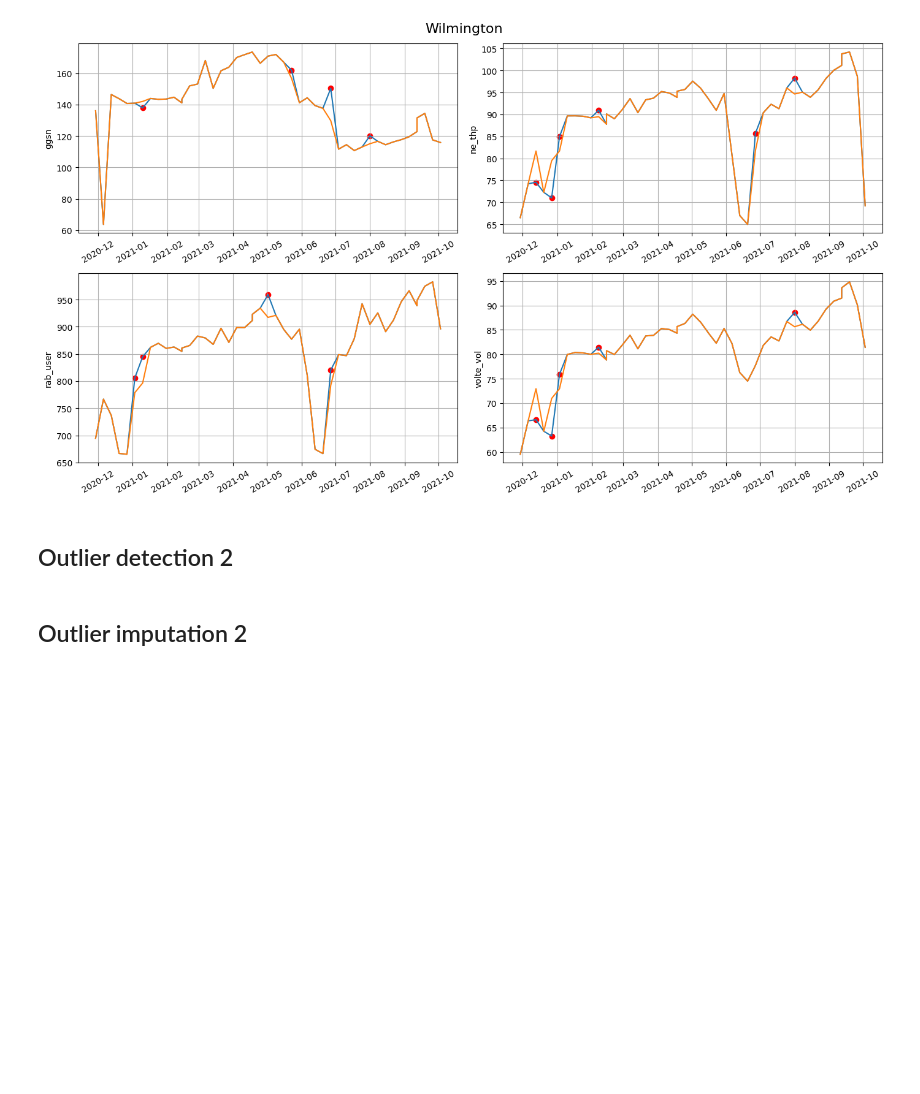
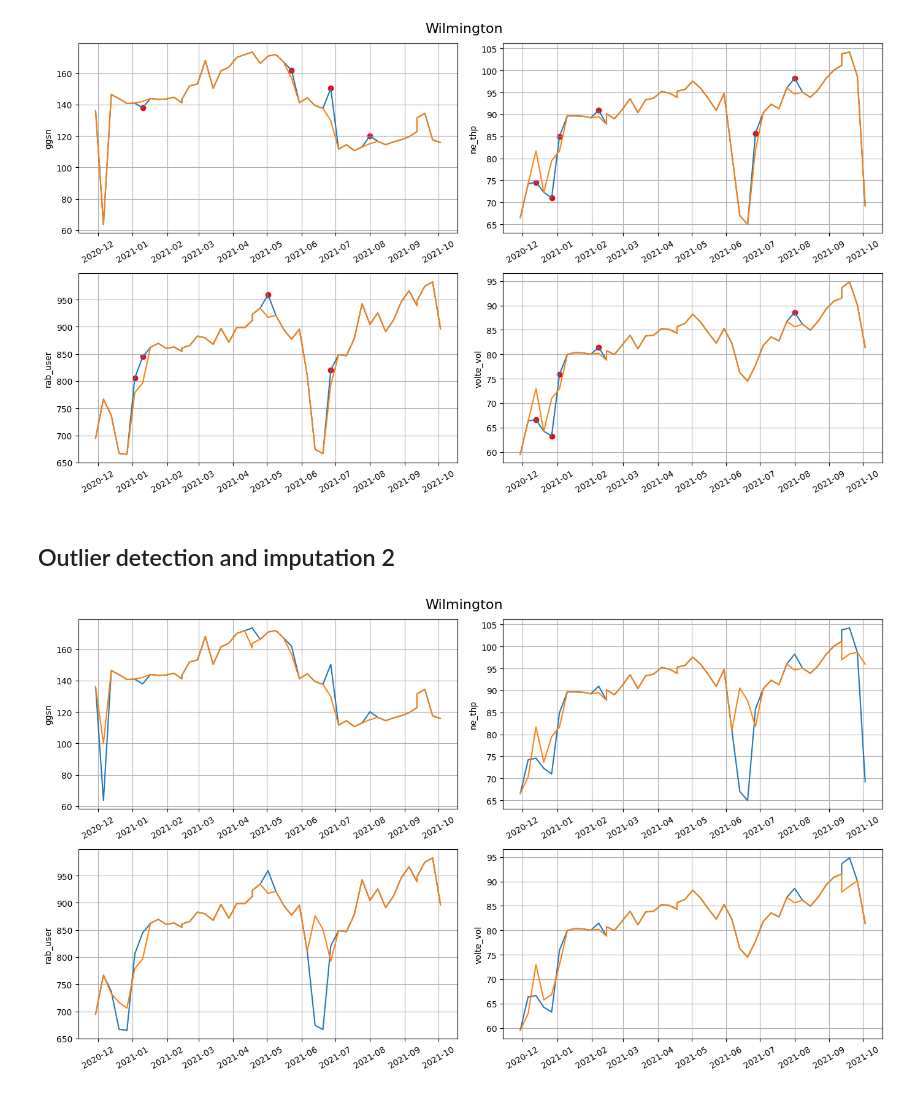
Before and after one commit to iddzzz/ggsn-thp-forecasting, a Jupyter notebook: ggsn-thp-forecasting.ipynb, the cells around one changed output. Saved outputs shown, nothing was run; the diff lists cells and outputs as text; code cells hidden in the pictures; blank space fills up the shorter version.

```diff
--- a/ggsn-thp-forecasting.ipynb
+++ b/ggsn-thp-forecasting.ipynb
@@ -429,6 +432,36 @@ plt.show()
 # %% [output]
 [figure]
 # %% [markdown]
-## Outlier detection 2
+## Outlier detection and imputation 2
-# %% [markdown]
-## Outlier imputation 2
+# %%
+dictdf_out2 = {}
+
+threshold = 1.5
+window_size = 10
+
+for area in dictdf_outimp.keys():
+    dictdf_out2[area] = dictdf_outimp[area].copy()
+    for col in [col_ggsn, col_nethp, col_rabuser, col_volte]:
+
+        z_scores = np.abs(stats.zscore(dictdf_out2[area][col]))
+
+        outliers_index = dictdf_out2[area].index[z_scores > threshold]
+
+        rolling_average = dictdf_out2[area][col].rolling(window=window_size, min_periods=1).mean()
+        for idx in outliers_index:
+            dictdf_out2[area].loc[idx, col] = rolling_average[idx]
+# %%
+plt.figure(figsize=(14, 8))
+for i, col in enumerate([col_ggsn, col_nethp, col_rabuser, col_volte]):
+    ax = plt.subplot(2, 2, i + 1)
+    ax.plot(dictdf_imp[area][col_date], dictdf_imp[area][col])
+
+    ax.plot(dictdf_out2[area][col_date], dictdf_out2[area][col])
+    ax.set_ylabel(col)
+    ax.tick_params('x', rotation=30)
+    ax.grid()
+plt.suptitle(area, fontsize=16)
+plt.tight_layout()
+plt.show()
+# %% [output]
+[figure, added]
```
Also changed, not shown: parts of 9 cells of this notebook.
